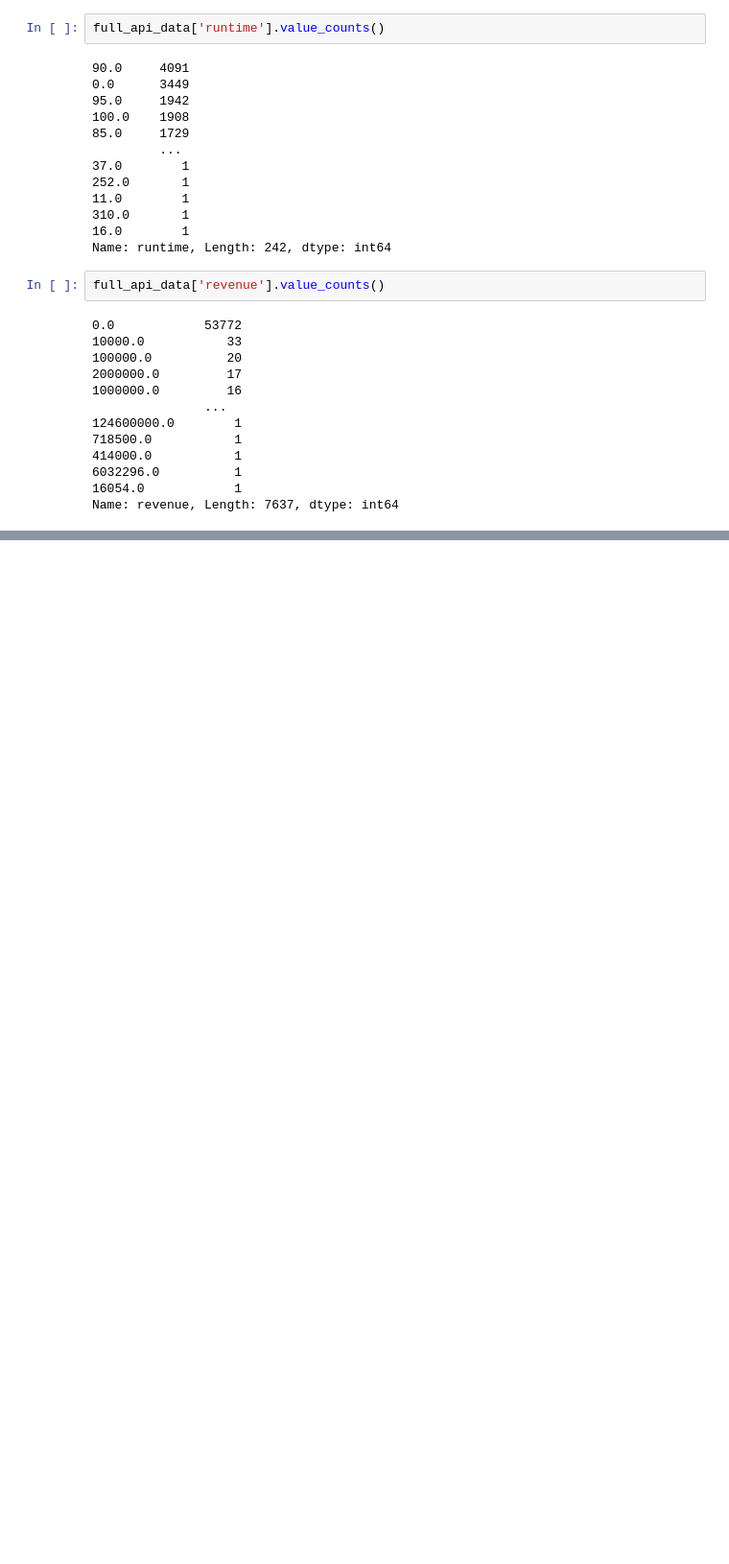
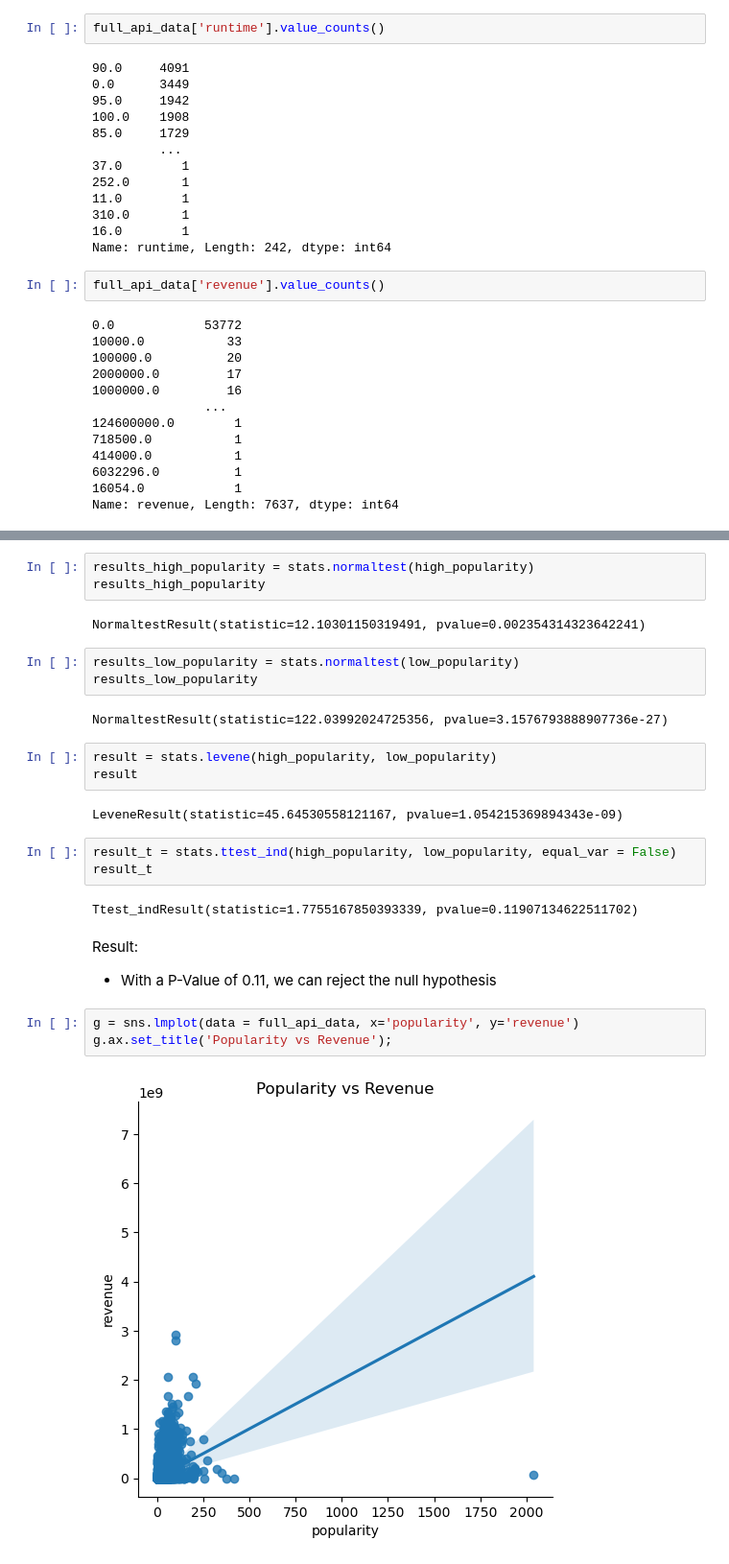
Before and after one commit to donmarcolaureano/Movie-Database, a Jupyter notebook: hypothesis_testing.ipynb, the cells around one changed output, grey strips where cells are left out. Shown at 96% size. Cells and saved outputs as stored; diff of their text form; blank space fills up the shorter version.

```diff
--- a/hypothesis_testing.ipynb
+++ b/hypothesis_testing.ipynb
@@ -631,0 +690,28 @@ Name: revenue, Length: 7637, dtype: int64
+# %%
+results_high_popularity = stats.normaltest(high_popularity)
+results_high_popularity
+# %% [output]
+NormaltestResult(statistic=12.10301150319491, pvalue=0.002354314323642241)
+# %%
+results_low_popularity = stats.normaltest(low_popularity)
+results_low_popularity
+# %% [output]
+NormaltestResult(statistic=122.03992024725356, pvalue=3.1576793888907736e-27)
+# %%
+result = stats.levene(high_popularity, low_popularity)
+result
+# %% [output]
+LeveneResult(statistic=45.64530558121167, pvalue=1.054215369894343e-09)
+# %%
+result_t = stats.ttest_ind(high_popularity, low_popularity, equal_var = False)
+result_t
+# %% [output]
+Ttest_indResult(statistic=1.7755167850393339, pvalue=0.11907134622511702)
+# %% [markdown]
+Result:
+- With a P-Value of 0.11, we can reject the null hypothesis
+# %%
+g = sns.lmplot(data = full_api_data, x='popularity', y='revenue')
+g.ax.set_title('Popularity vs Revenue');
+# %% [output]
+[figure, added]
```
Also changed, not shown: parts of 25 cells of this notebook.
